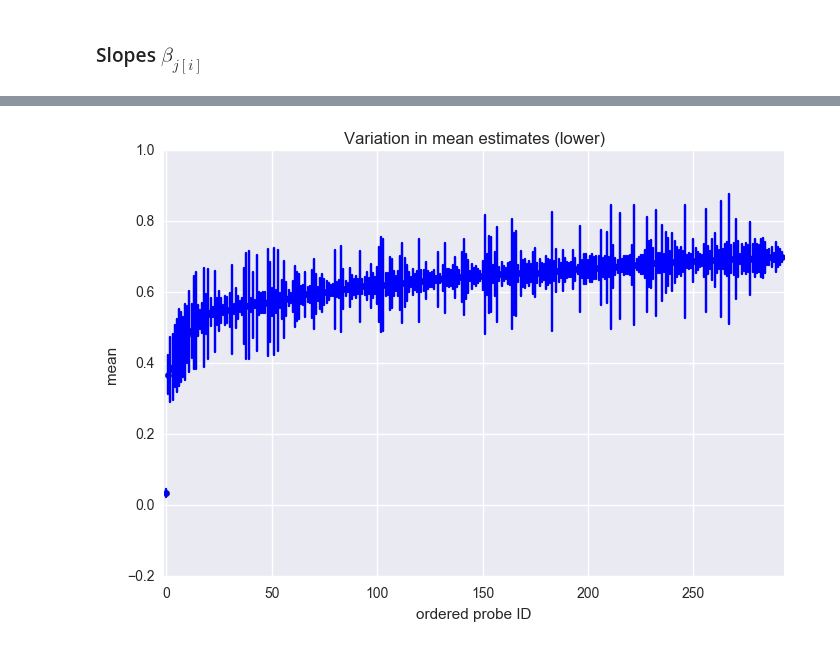
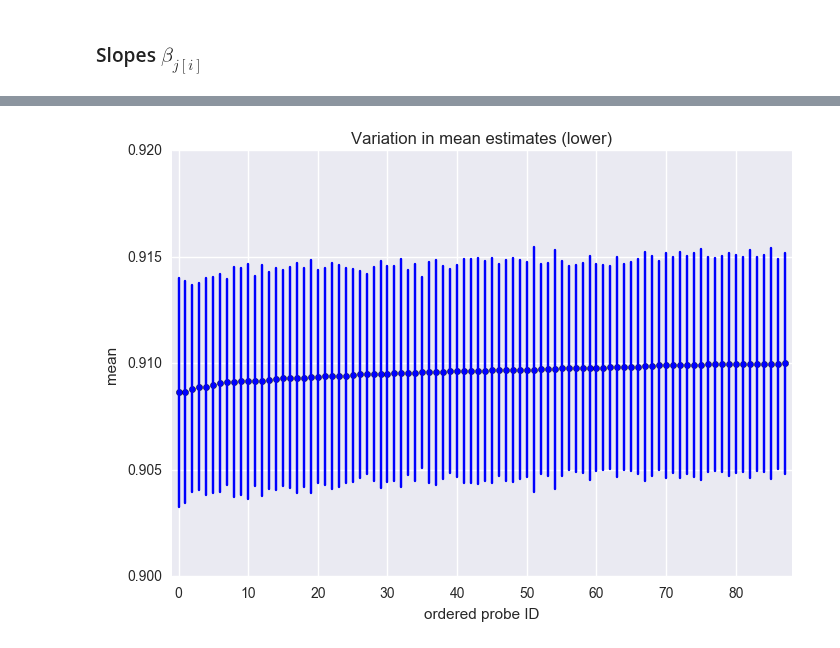
Before and after one commit to widdowquinn/SI_Holmes_etal_2017, a Jupyter notebook: 06-treatment_effect.ipynb, the cells around one changed output, grey strips where cells are left out. Saved outputs shown, nothing was run; the diff lists cells and outputs as text; code cells hidden in the pictures.

```diff
--- a/06-treatment_effect.ipynb
+++ b/06-treatment_effect.ipynb
@@ -132,8 +132,8 @@ treatment_data_dict = {'N': len(data),
                        'J': nprobes,
                        'probe': data['probe_index'] + 1,
                        't': data['treatment'],
-                       'x': data['input'],
-                       'y': data['output']}
+                       'x': data['log_input'],
+                       'y': data['log_output']}
 # %%
 # run stan fit
 treatment_fit = pystan.stan(model_code=treatment_model,
@@ -227,5 +232,5 @@ tools.plot_threshold_errors(beta_estimates, beta_se, 0.85)
 # %%
 # errors for intercept outliers
-tools.plot_threshold_errors(beta_estimates, beta_se, 0.7, upper=False)
+tools.plot_threshold_errors(beta_estimates, beta_se, 0.91, upper=False)
 # %% [output]
-[figure, old version]
+[figure, new version]
```
Also changed, not shown: parts of 13 cells of this notebook, 7 other files.
